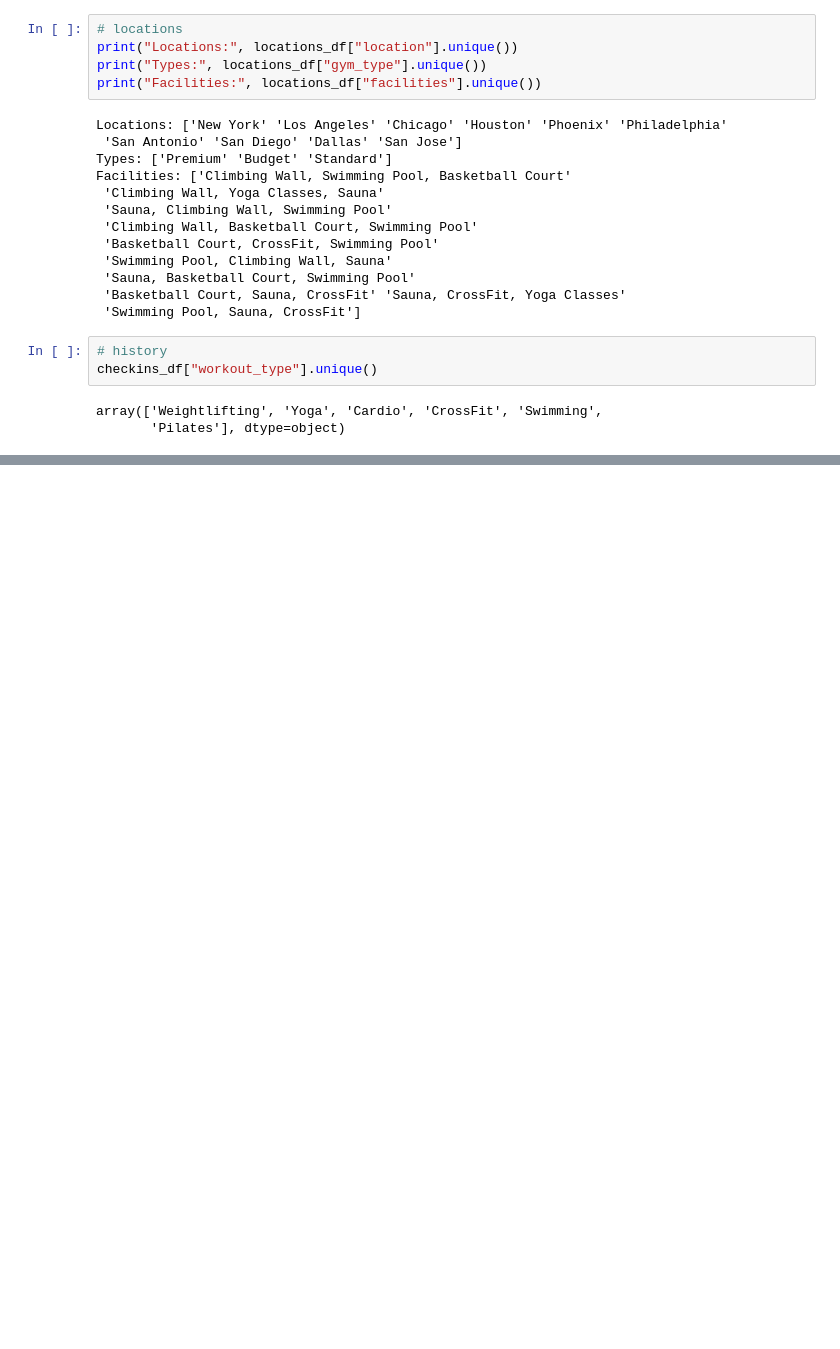
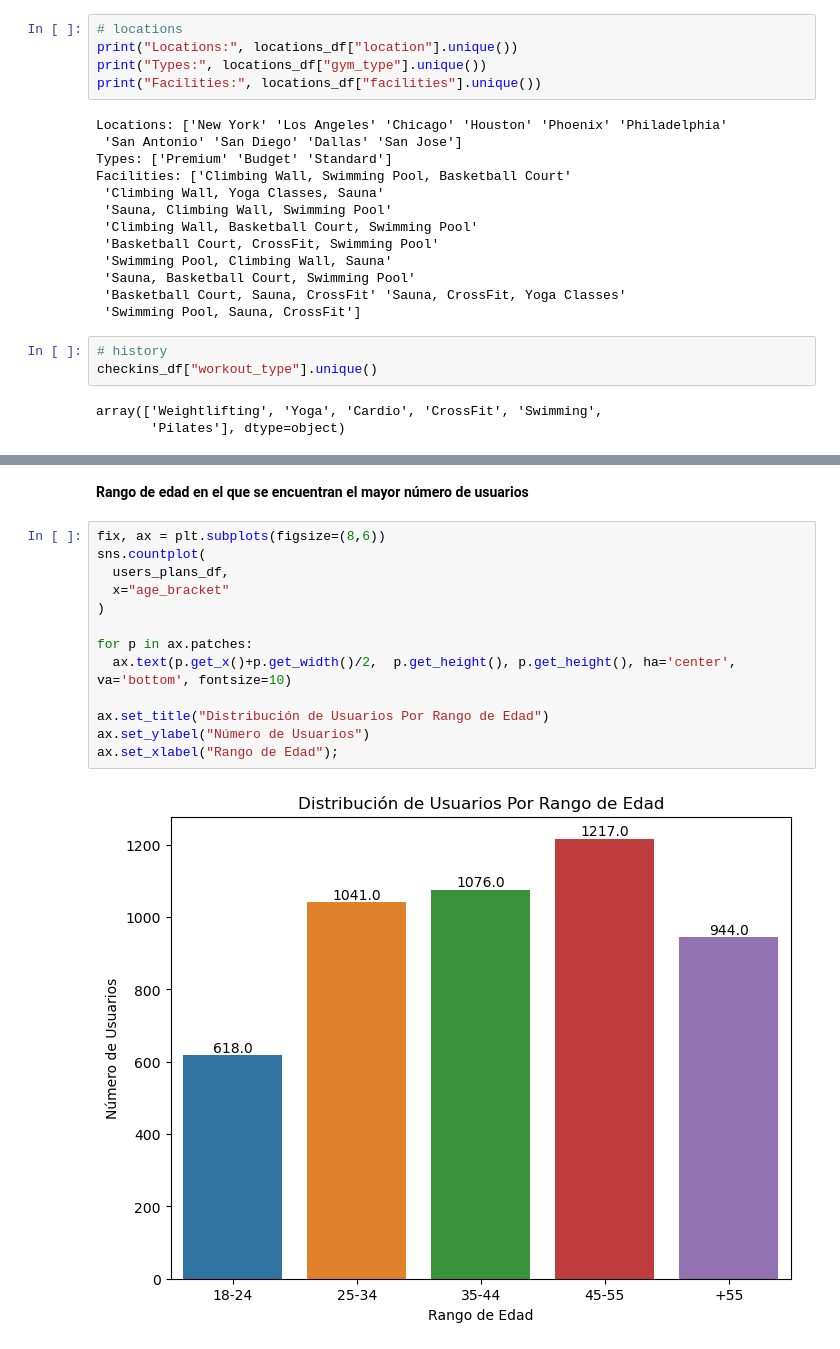
Before and after one commit to pahoalapizco/eda-persona-projects, a Jupyter notebook: notebooks/3.0-eda_personal_projects-gym_activity_analysis.ipynb, the cells around one changed output, grey strips where cells are left out. Cells and saved outputs as stored; diff of their text form; blank space fills up the shorter version.

```diff
--- a/notebooks/3.0-eda_personal_projects-gym_activity_analysis.ipynb
+++ b/notebooks/3.0-eda_personal_projects-gym_activity_analysis.ipynb
@@ -259,0 +303,17 @@ dtype: object
+# %% [markdown]
+**Rango de edad en el que se encuentran el mayor número de usuarios**
+# %%
+fix, ax = plt.subplots(figsize=(8,6))
+sns.countplot(
+  users_plans_df,
+  x="age_bracket"
+)
+
+for p in ax.patches:
+  ax.text(p.get_x()+p.get_width()/2,  p.get_height(), p.get_height(), ha='center', va='bottom', fontsize=10)
+
+ax.set_title("Distribución de Usuarios Por Rango de Edad")
+ax.set_ylabel("Número de Usuarios")
+ax.set_xlabel("Rango de Edad");
+# %% [output]
+[figure, added]
```
Also changed, not shown: parts of 14 cells of this notebook.
